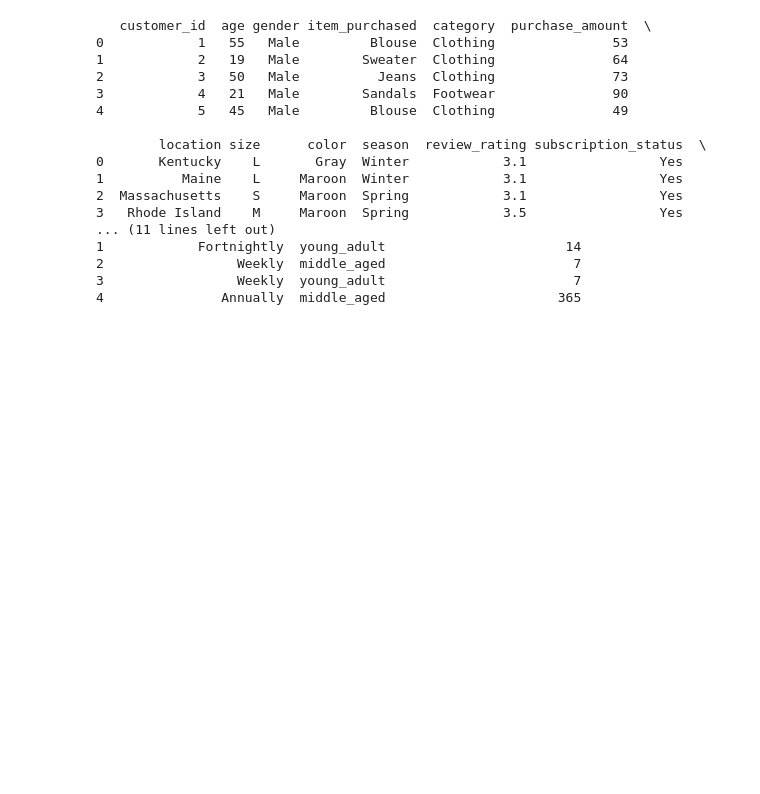
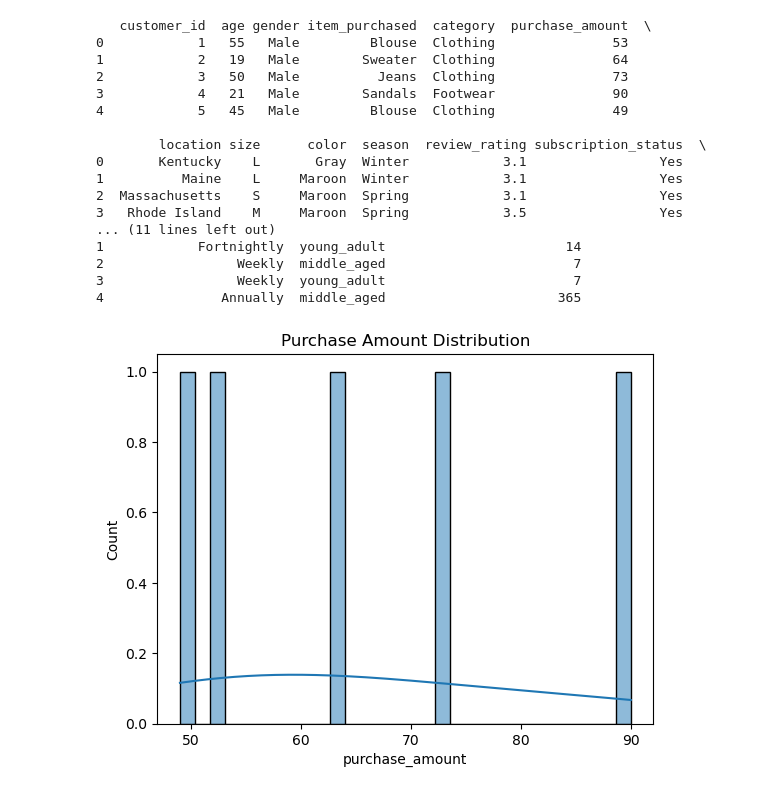
Before and after one commit to praveen819/Customer-Behavior-Data-Analysis, a Jupyter notebook: CUSTOMER_SHOPPING_BEHAVIOR_ANALYSYS .ipynb, the cells around one changed output. Cells and saved outputs as stored; diff of their text form; code cells hidden in the pictures; blank space fills up the shorter version.

```diff
--- a/CUSTOMER_SHOPPING_BEHAVIOR_ANALYSYS .ipynb
+++ b/CUSTOMER_SHOPPING_BEHAVIOR_ANALYSYS .ipynb
@@ -212,0 +216,6 @@ print(df.head())
+# %%
+sns.histplot(df['purchase_amount'], bins=30, kde=True)
+plt.title('Purchase Amount Distribution')
+plt.show()
+# %% [output]
+[figure, added]
```
Also changed, not shown: parts of 4 cells of this notebook.
